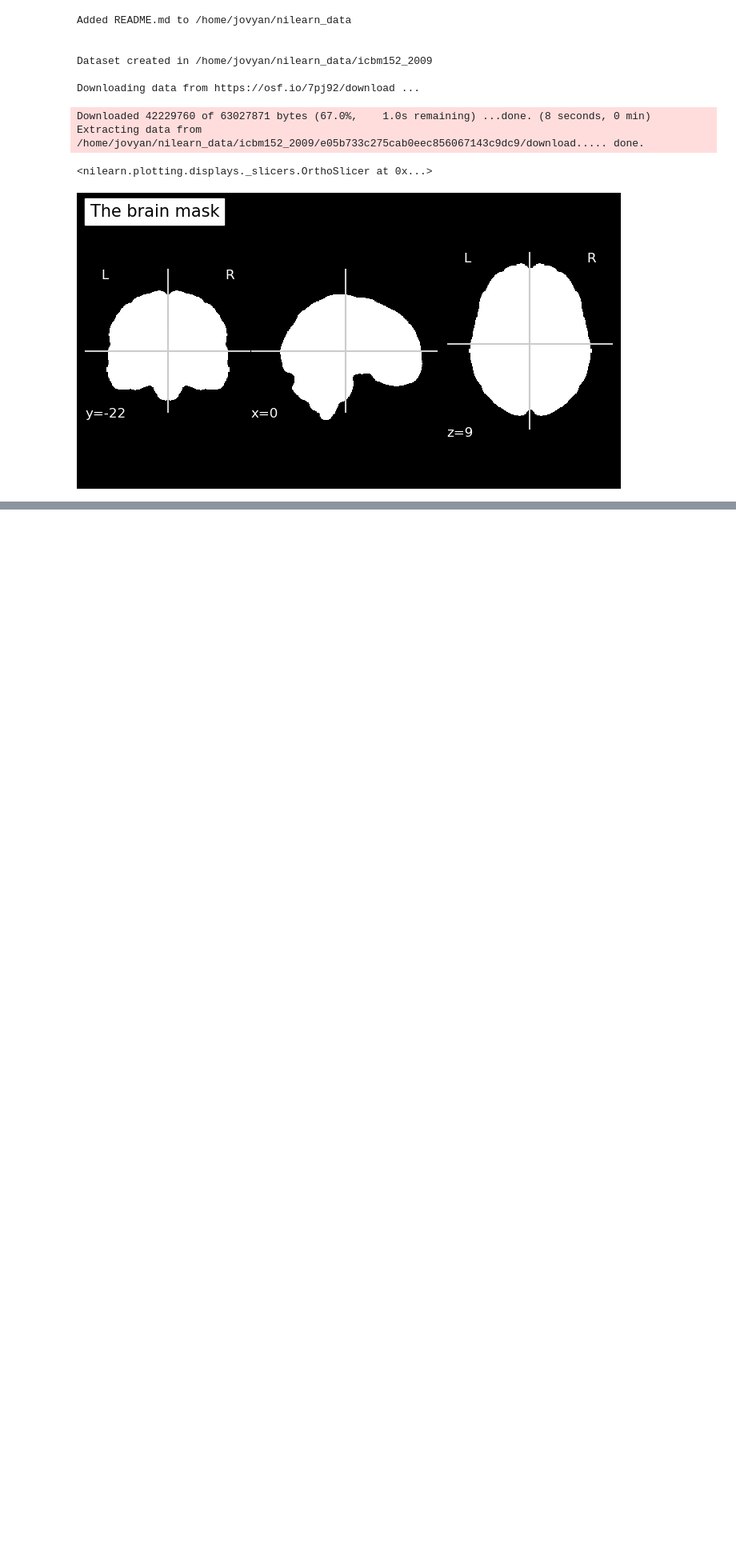
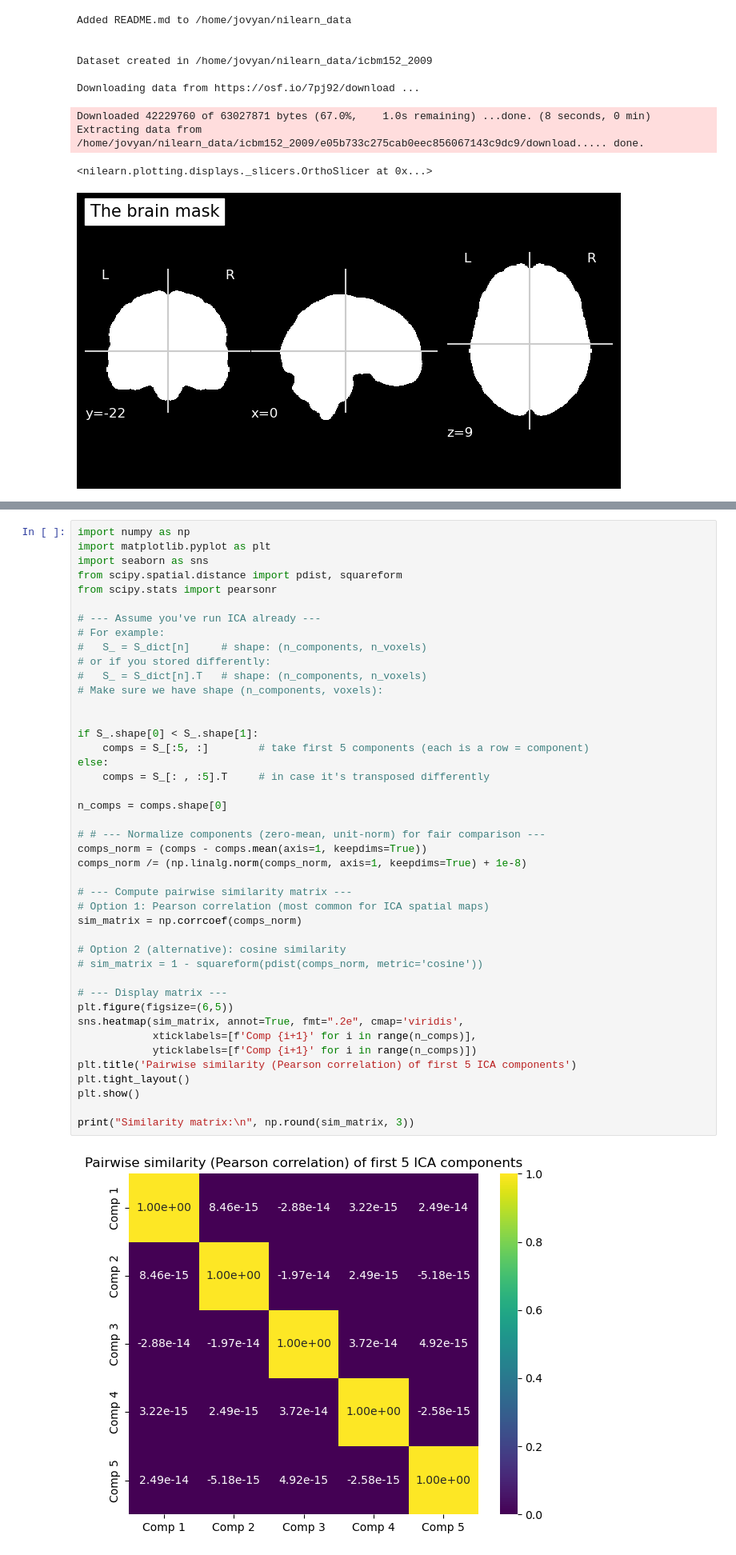
Before and after one commit to Rose-Kapps/NSSPMini_Project1, a Jupyter notebook: mini_project_1.ipynb, the cells around one changed output, grey strips where cells are left out. Shown at 80% size. Drawn from its saved outputs; the diff is of its cells as text; blank space fills up the shorter version.

Commit message:
corrcoef matrix

```diff
--- a/mini_project_1.ipynb
+++ b/mini_project_1.ipynb
@@ -1166,0 +1229,45 @@ Number of components:  4
+# %%
+import numpy as np
+import matplotlib.pyplot as plt
+import seaborn as sns
+from scipy.spatial.distance import pdist, squareform
+from scipy.stats import pearsonr
+
+# --- Assume you've run ICA already ---
+# For example:
+#   S_ = S_dict[n]     # shape: (n_components, n_voxels)
+# or if you stored differently:
+#   S_ = S_dict[n].T   # shape: (n_components, n_voxels)
+# Make sure we have shape (n_components, voxels):
+
+
+if S_.shape[0] < S_.shape[1]:
+    comps = S_[:5, :]        # take first 5 components (each is a row = component)
+else:
+    comps = S_[: , :5].T     # in case it's transposed differently
+
+n_comps = comps.shape[0]
+
+# # --- Normalize components (zero-mean, unit-norm) for fair comparison ---
+comps_norm = (comps - comps.mean(axis=1, keepdims=True))
+comps_norm /= (np.linalg.norm(comps_norm, axis=1, keepdims=True) + 1e-8)
+
+# --- Compute pairwise similarity matrix ---
+# Option 1: Pearson correlation (most common for ICA spatial maps)
+sim_matrix = np.corrcoef(comps_norm)
+
+# Option 2 (alternative): cosine similarity
+# sim_matrix = 1 - squareform(pdist(comps_norm, metric='cosine'))
+
+# --- Display matrix ---
+plt.figure(figsize=(6,5))
+sns.heatmap(sim_matrix, annot=True, fmt=".2e", cmap='viridis',
+            xticklabels=[f'Comp {i+1}' for i in range(n_comps)],
+            yticklabels=[f'Comp {i+1}' for i in range(n_comps)])
+plt.title('Pairwise similarity (Pearson correlation) of first 5 ICA components')
+plt.tight_layout()
+plt.show()
+
+print("Similarity matrix:\n", np.round(sim_matrix, 3))
+# %% [output]
+[figure, added]
```
Also changed, not shown: parts of 5 cells of this notebook.
